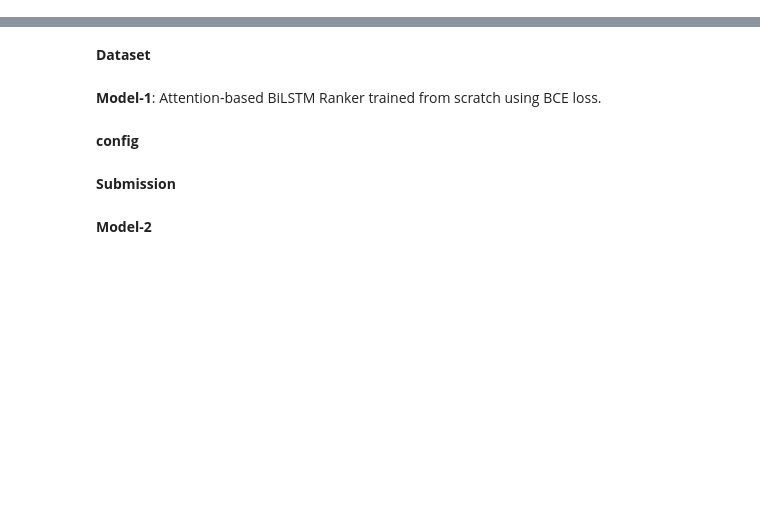
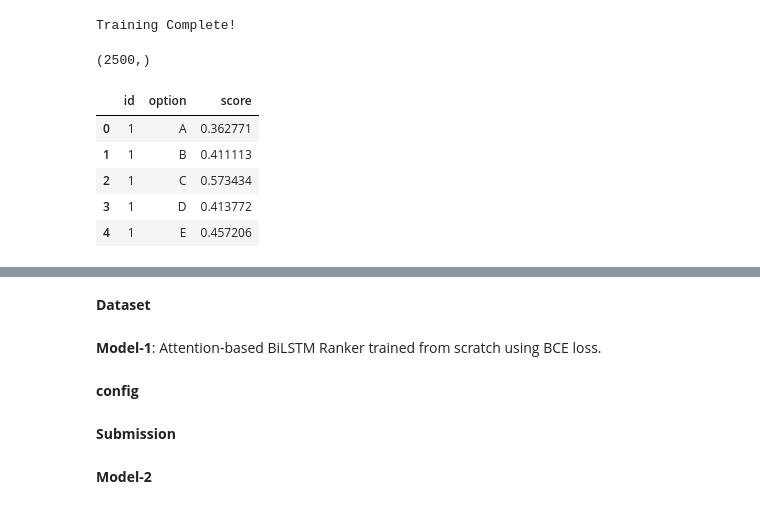
Before and after one commit to 24f2006126-droid/Smart-Mcq-Solver-Challenge, a Jupyter notebook: dl-24f2006126-notebook-t22026.ipynb, the cells around one changed output, grey strips where cells are left out. Saved outputs shown, nothing was run; the diff lists cells and outputs as text; code cells hidden in the pictures; blank space fills up the shorter version.

```diff
--- a/dl-24f2006126-notebook-t22026.ipynb
+++ b/dl-24f2006126-notebook-t22026.ipynb
@@ -201,0 +587,50 @@ sub.to_csv("submission.csv", index=False)
+# %%
+# ==========================================
+# Train Final Logistic Regression Model
+# ==========================================
+
+from sklearn.linear_model import LogisticRegression
+
+final_model = LogisticRegression(
+    C=4,
+    max_iter=5000,
+    class_weight="balanced",
+    solver="lbfgs",
+    random_state=42,
+    n_jobs=-1
+)
+
+final_model.fit(X_train, train_labels)
+
+print("Training Complete!")
+# %% [output]
+Training Complete!
+# %%
+# ==========================================
+# Predict Test
+# ==========================================
+
+test_prob = final_model.predict_proba(X_test)[:,1]
+
+print(test_prob.shape)
+# %% [output]
+(2500,)
+# %%
+pred_df = pd.DataFrame({
+
+    "id": test_qids,
+
+    "option": test_options,
+
+    "score": test_prob
+
+})
+
+pred_df.head()
+# %% [output]
+|  | id | option | score |
+| 0 | 1 | A | 0.362771 |
+| 1 | 1 | B | 0.411113 |
+| 2 | 1 | C | 0.573434 |
+| 3 | 1 | D | 0.413772 |
+| 4 | 1 | E | 0.457206 |
```
Also changed, not shown: parts of 65 cells of this notebook.
